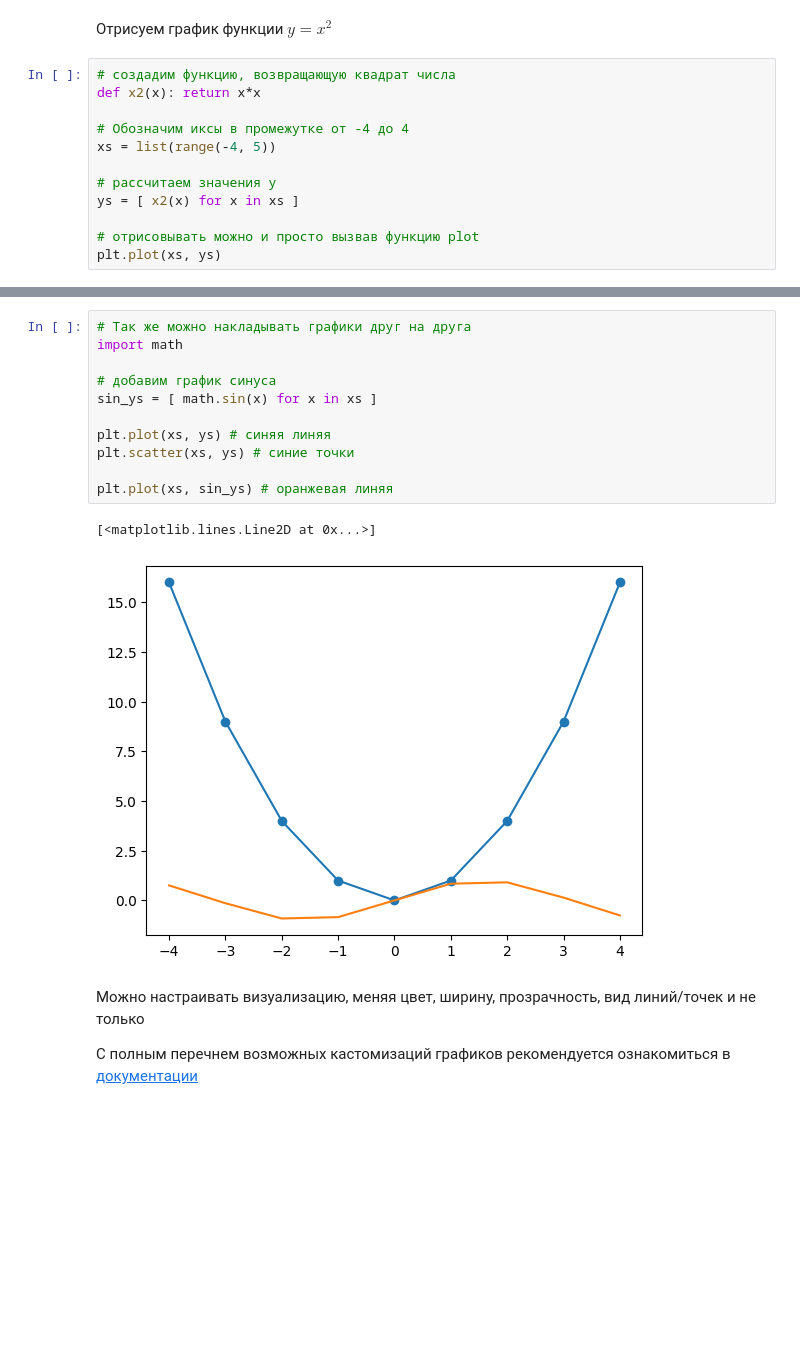
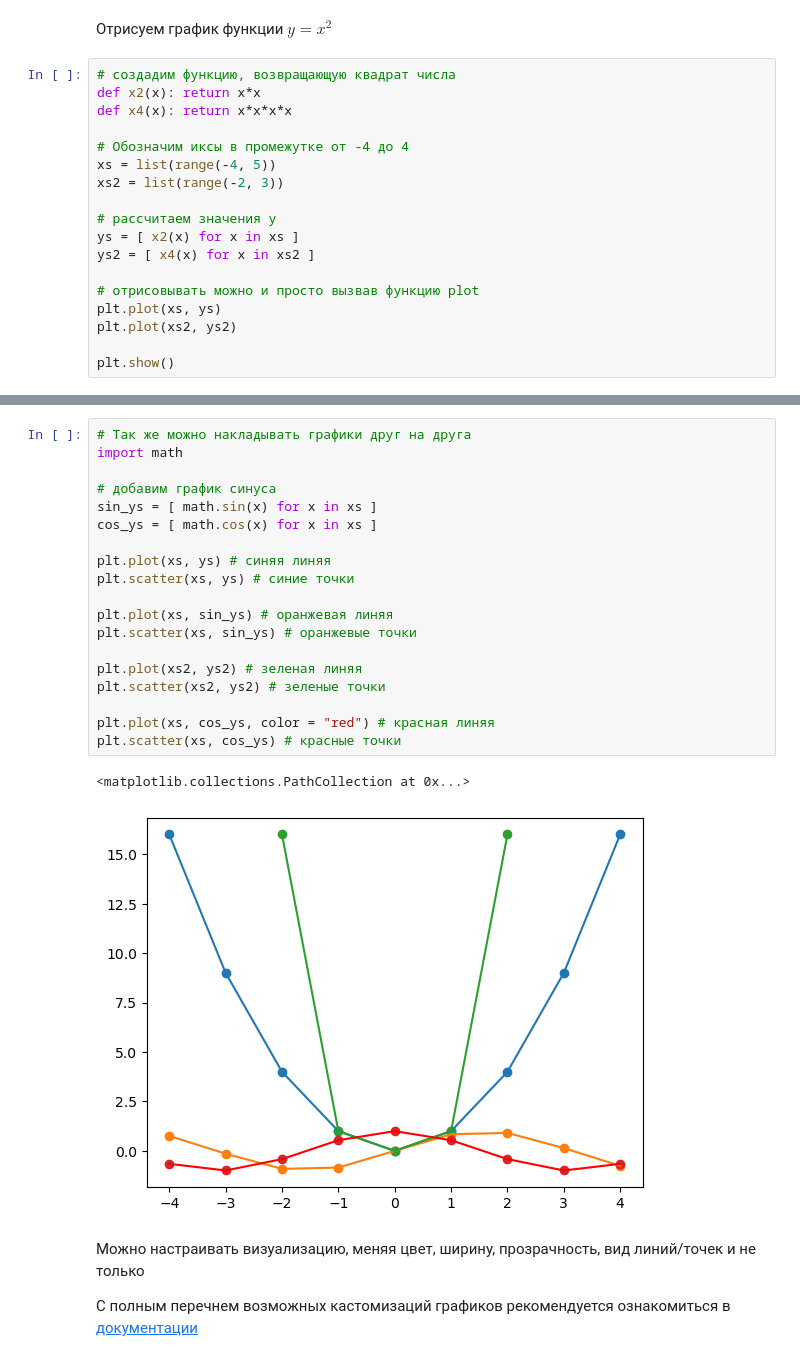
Before and after one commit to Kabanya/ml_and_risk_management, a Jupyter notebook: Lesson_01_Intro_Linear_Regression.ipynb, the cells around one changed output, grey strips where cells are left out. Drawn from its saved outputs; the diff is of its cells as text; blank space fills up the shorter version.

```diff
--- a/Lesson_01_Intro_Linear_Regression.ipynb
+++ b/Lesson_01_Intro_Linear_Regression.ipynb
@@ -54,13 +56,19 @@ plt.show()
 # %%
 # создадим функцию, возвращающую квадрат числа
 def x2(x): return x*x
+def x4(x): return x*x*x*x
 
 # Обозначим иксы в промежутке от -4 до 4
 xs = list(range(-4, 5))
+xs2 = list(range(-2, 3))
 
 # рассчитаем значения y
 ys = [ x2(x) for x in xs ]
+ys2 = [ x4(x) for x in xs2 ]
 
 # отрисовывать можно и просто вызвав функцию plot
 plt.plot(xs, ys)
+plt.plot(xs2, ys2)
+
+plt.show()
 # %% [output]
@@ -75,17 +83,25 @@ plt.scatter(xs, ys)
 # %%
 # Так же можно накладывать графики друг на друга
 import math
 
 # добавим график синуса
 sin_ys = [ math.sin(x) for x in xs ]
+cos_ys = [ math.cos(x) for x in xs ]
 
 plt.plot(xs, ys) # синяя линяя
 plt.scatter(xs, ys) # синие точки
 
 plt.plot(xs, sin_ys) # оранжевая линяя
+plt.scatter(xs, sin_ys) # оранжевые точки
+
+plt.plot(xs2, ys2) # зеленая линяя
+plt.scatter(xs2, ys2) # зеленые точки
+
+plt.plot(xs, cos_ys, color = "red") # красная линяя
+plt.scatter(xs, cos_ys) # красные точки
 # %% [output]
-[<matplotlib.lines.Line2D at 0x...>]
+<matplotlib.collections.PathCollection at 0x...>
-[figure, old version]
+[figure, new version]
 # %% [markdown]
 Можно настраивать визуализацию, меняя цвет, ширину, прозрачность, вид линий/точек и не только
 
```
Also changed, not shown: parts of 91 cells of this notebook, 2 other files.
